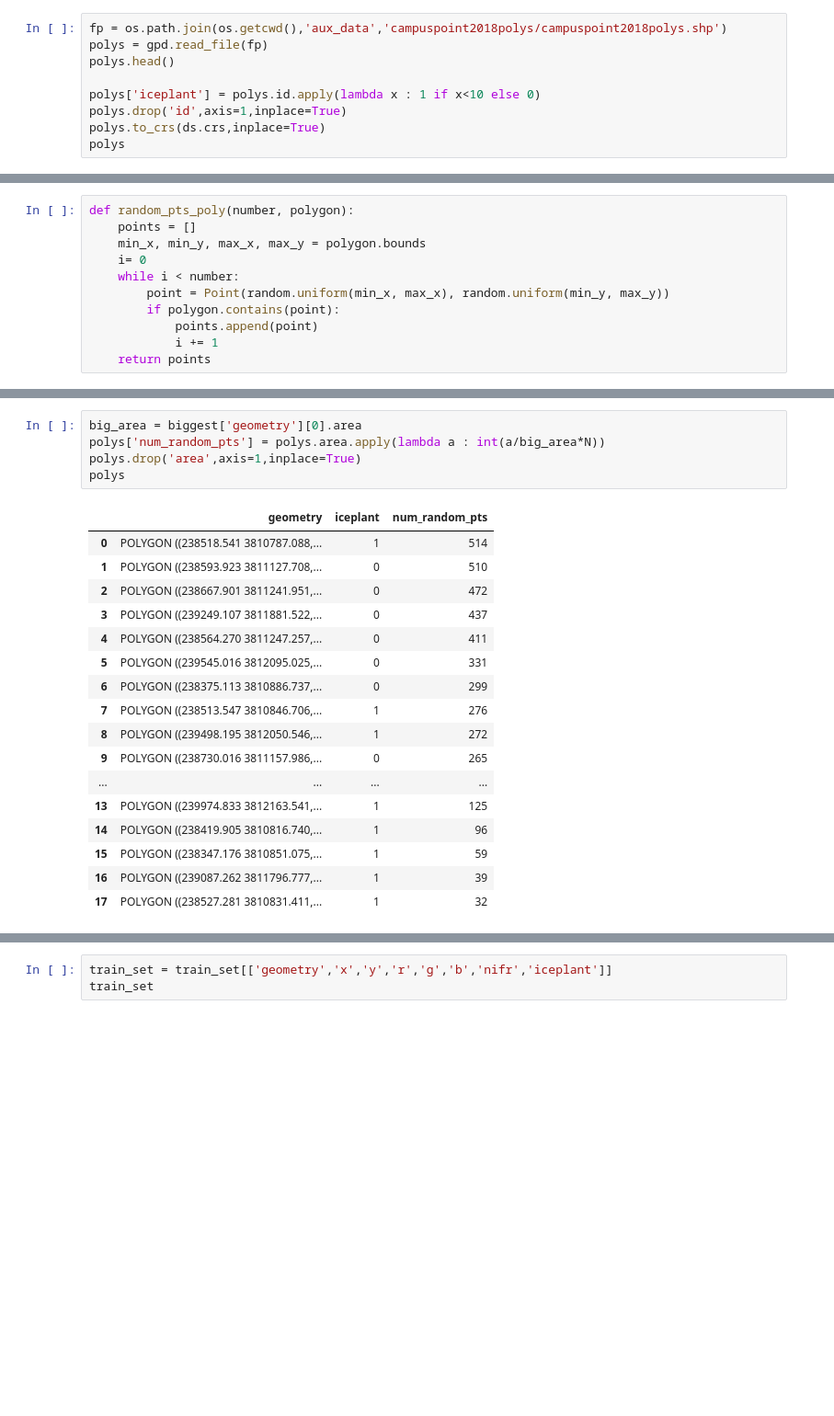
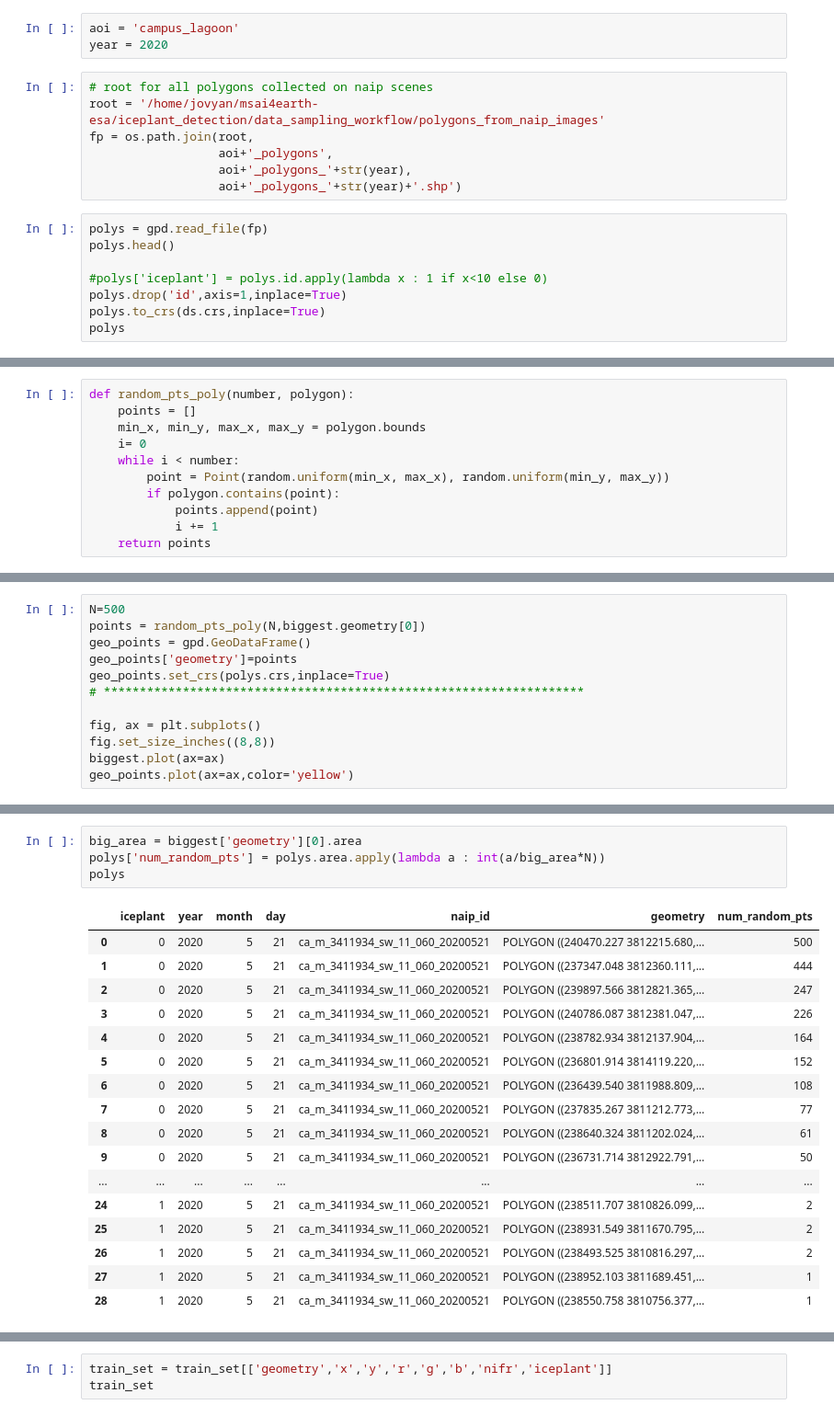
Before and after one commit to NCEAS/msai4earth-esa, a Jupyter notebook: iceplant_detection/TRIALS_data_sampling/TRIALS_extracting_pts_from_polygons.ipynb, the cells around one changed output, grey strips where cells are left out. Shown at 92% size. Cells and saved outputs as stored; diff of their text form; blank space fills up the shorter version.

```diff
--- a/iceplant_detection/TRIALS_data_sampling/TRIALS_extracting_pts_from_polygons.ipynb
+++ b/iceplant_detection/TRIALS_data_sampling/TRIALS_extracting_pts_from_polygons.ipynb
@@ -36,9 +33,18 @@ ds = rasterio.open(href)
+# %%
+aoi = 'campus_lagoon'
+year = 2020
+# %%
+# root for all polygons collected on naip scenes
+root = '/home/jovyan/msai4earth-esa/iceplant_detection/data_sampling_workflow/polygons_from_naip_images'
+fp = os.path.join(root,
+                  aoi+'_polygons',
+                  aoi+'_polygons_'+str(year),
+                  aoi+'_polygons_'+str(year)+'.shp')
 # %%
-fp = os.path.join(os.getcwd(),'aux_data','campuspoint2018polys/campuspoint2018polys.shp')
 polys = gpd.read_file(fp)
 polys.head()
 
-polys['iceplant'] = polys.id.apply(lambda x : 1 if x<10 else 0)
+#polys['iceplant'] = polys.id.apply(lambda x : 1 if x<10 else 0)
 polys.drop('id',axis=1,inplace=True)
 polys.to_crs(ds.crs,inplace=True)
 polys
@@ -140,0 +135,12 @@ geo_points.plot(ax=ax,color='yellow')
+# %%
+N=500
+points = random_pts_poly(N,biggest.geometry[0])
+geo_points = gpd.GeoDataFrame()
+geo_points['geometry']=points
+geo_points.set_crs(polys.crs,inplace=True)
+# *******************************************************************
+
+fig, ax = plt.subplots()
+fig.set_size_inches((8,8))
+biggest.plot(ax=ax)
+geo_points.plot(ax=ax,color='yellow')
@@ -141,26 +154,25 @@ geo_points.plot(ax=ax,color='yellow')
 # %%
 big_area = biggest['geometry'][0].area
 polys['num_random_pts'] = polys.area.apply(lambda a : int(a/big_area*N))
-polys.drop('area',axis=1,inplace=True)
 polys
 # %% [output]
-|  | geometry | iceplant | num_random_pts |
-| 0 | POLYGON ((238518.541 3810787.088,... | 1 | 514 |
-| 1 | POLYGON ((238593.923 3811127.708,... | 0 | 510 |
-| 2 | POLYGON ((238667.901 3811241.951,... | 0 | 472 |
-| 3 | POLYGON ((239249.107 3811881.522,... | 0 | 437 |
-| 4 | POLYGON ((238564.270 3811247.257,... | 0 | 411 |
-| 5 | POLYGON ((239545.016 3812095.025,... | 0 | 331 |
-| 6 | POLYGON ((238375.113 3810886.737,... | 0 | 299 |
-| 7 | POLYGON ((238513.547 3810846.706,... | 1 | 276 |
-| 8 | POLYGON ((239498.195 3812050.546,... | 1 | 272 |
-| 9 | POLYGON ((238730.016 3811157.986,... | 0 | 265 |
-| ... | ... | ... | ... |
-| 13 | POLYGON ((239974.833 3812163.541,... | 1 | 125 |
-| 14 | POLYGON ((238419.905 3810816.740,... | 1 | 96 |
-| 15 | POLYGON ((238347.176 3810851.075,... | 1 | 59 |
-| 16 | POLYGON ((239087.262 3811796.777,... | 1 | 39 |
-| 17 | POLYGON ((238527.281 3810831.411,... | 1 | 32 |
+|  | iceplant | year | month | day | naip_id | geometry | num_random_pts |
+| 0 | 0 | 2020 | 5 | 21 | ca_m_3411934_sw_11_060_20200521 | POLYGON ((240470.227 3812215.680,... | 500 |
+| 1 | 0 | 2020 | 5 | 21 | ca_m_3411934_sw_11_060_20200521 | POLYGON ((237347.048 3812360.111,... | 444 |
+| 2 | 0 | 2020 | 5 | 21 | ca_m_3411934_sw_11_060_20200521 | POLYGON ((239897.566 3812821.365,... | 247 |
+| 3 | 0 | 2020 | 5 | 21 | ca_m_3411934_sw_11_060_20200521 | POLYGON ((240786.087 3812381.047,... | 226 |
+| 4 | 0 | 2020 | 5 | 21 | ca_m_3411934_sw_11_060_20200521 | POLYGON ((238782.934 3812137.904,... | 164 |
+| 5 | 0 | 2020 | 5 | 21 | ca_m_3411934_sw_11_060_20200521 | POLYGON ((236801.914 3814119.220,... | 152 |
+| 6 | 0 | 2020 | 5 | 21 | ca_m_3411934_sw_11_060_20200521 | POLYGON ((236439.540 3811988.809,... | 108 |
+| 7 | 0 | 2020 | 5 | 21 | ca_m_3411934_sw_11_060_20200521 | POLYGON ((237835.267 3811212.773,... | 77 |
+| 8 | 0 | 2020 | 5 | 21 | ca_m_3411934_sw_11_060_20200521 | POLYGON ((238640.324 3811202.024,... | 61 |
+| 9 | 0 | 2020 | 5 | 21 | ca_m_3411934_sw_11_060_20200521 | POLYGON ((236731.714 3812922.791,... | 50 |
+| ... | ... | ... | ... | ... | ... | ... | ... |
+| 24 | 1 | 2020 | 5 | 21 | ca_m_3411934_sw_11_060_20200521 | POLYGON ((238511.707 3810826.099,... | 2 |
+| 25 | 1 | 2020 | 5 | 21 | ca_m_3411934_sw_11_060_20200521 | POLYGON ((238931.549 3811670.795,... | 2 |
+| 26 | 1 | 2020 | 5 | 21 | ca_m_3411934_sw_11_060_20200521 | POLYGON ((238493.525 3810816.297,... | 2 |
+| 27 | 1 | 2020 | 5 | 21 | ca_m_3411934_sw_11_060_20200521 | POLYGON ((238952.103 3811689.451,... | 1 |
+| 28 | 1 | 2020 | 5 | 21 | ca_m_3411934_sw_11_060_20200521 | POLYGON ((238550.758 3810756.377,... | 1 |
 # %%
 samples = []
 for i in range(0,polys.shape[0]):
```
Also changed, not shown: parts of 12 cells of this notebook.
